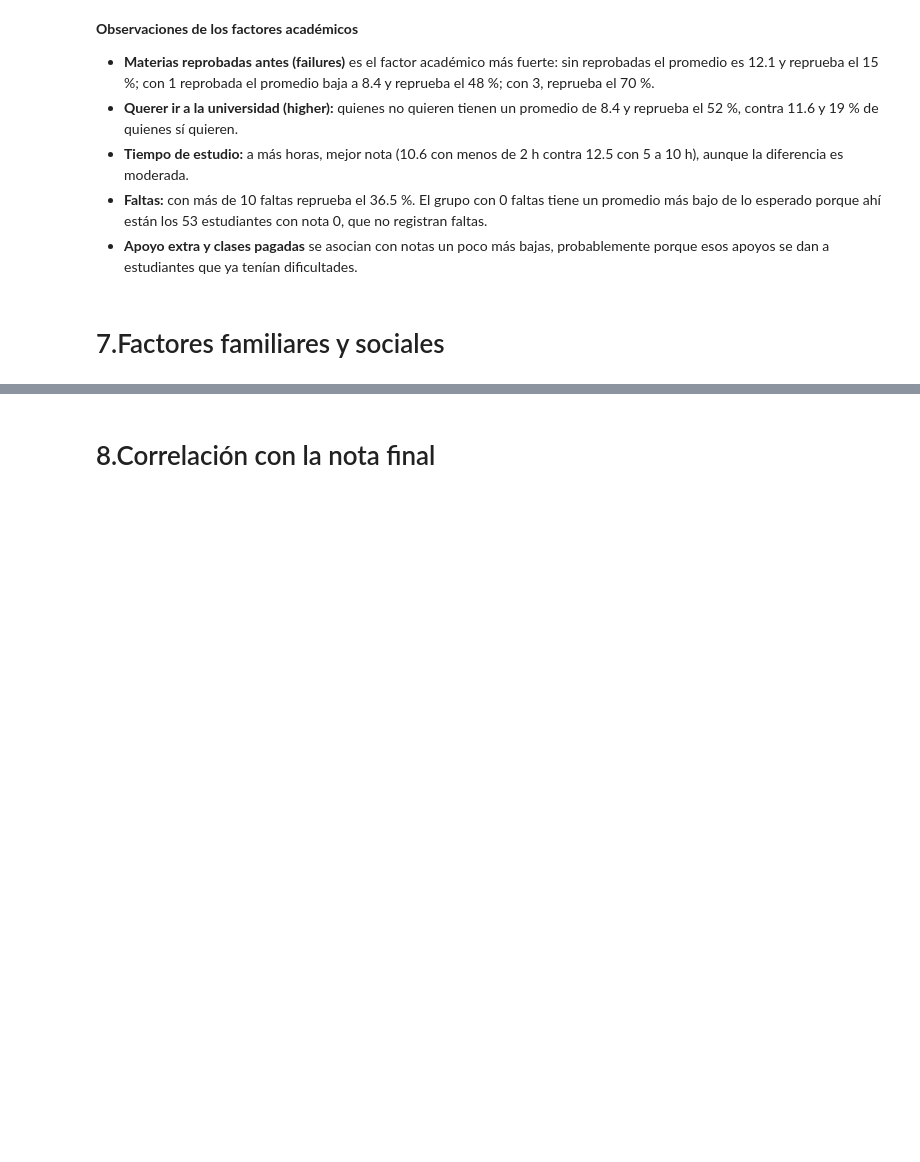
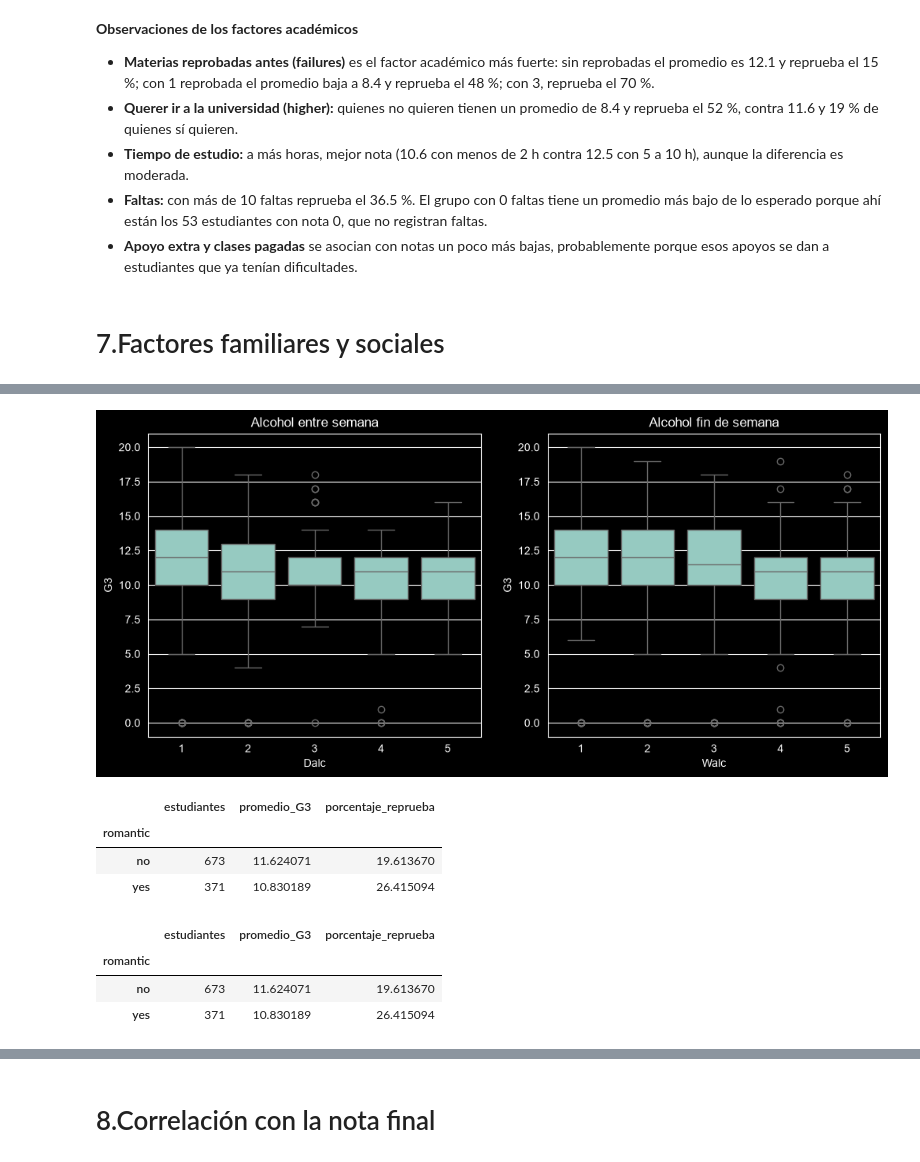
Before and after one commit to DiegoMonteroCRC/Proyecto-1-Sistema-de-Prediccion-de-Rendimiento-Academico, a Jupyter notebook: notebooks/01_EDA.ipynb, the cells around one changed output, grey strips where cells are left out. Saved outputs shown, nothing was run; the diff lists cells and outputs as text; code cells hidden in the pictures; blank space fills up the shorter version.

```diff
--- a/notebooks/01_EDA.ipynb
+++ b/notebooks/01_EDA.ipynb
@@ -275,0 +332,26 @@ resumen_por('rango_faltas')
+# %%
+#Consumo de alcohol entre semana (Dalc) y fin de semana (Walc): 1 = muy bajo, 5 = muy alto
+fig, axes = plt.subplots(1, 2, figsize=(12,5))
+sns.boxplot(x='Dalc', y='G3', data=df, ax=axes[0])
+axes[0].set_title('Alcohol entre semana')
+sns.boxplot(x='Walc', y='G3', data=df, ax=axes[1])
+axes[1].set_title('Alcohol fin de semana')
+plt.show()
+# %% [output]
+[figure, added]
+# %%
+resumen_por('Dalc')
+
+resumen_por('romantic')
+# %% [output]
+|  | estudiantes | promedio_G3 | porcentaje_reprueba |
+| romantic |  |  |  |
+| no | 673 | 11.624071 | 19.613670 |
+| yes | 371 | 10.830189 | 26.415094 |
+# %%
+resumen_por('romantic')
+# %% [output]
+|  | estudiantes | promedio_G3 | porcentaje_reprueba |
+| romantic |  |  |  |
+| no | 673 | 11.624071 | 19.613670 |
+| yes | 371 | 10.830189 | 26.415094 |
```
Also changed, not shown: parts of 6 cells of this notebook.
